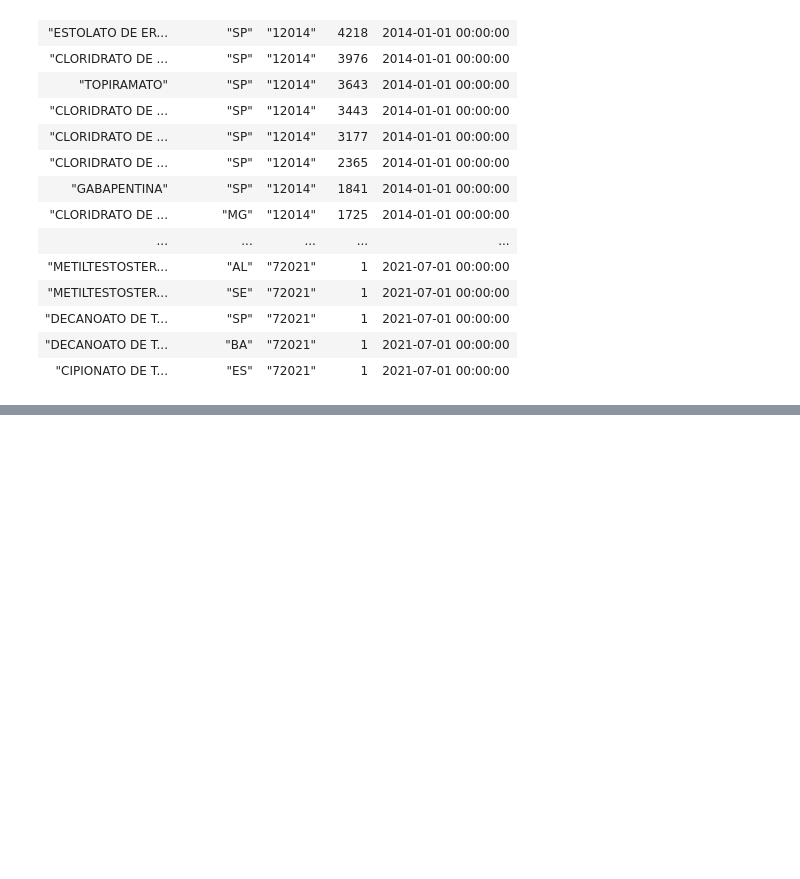
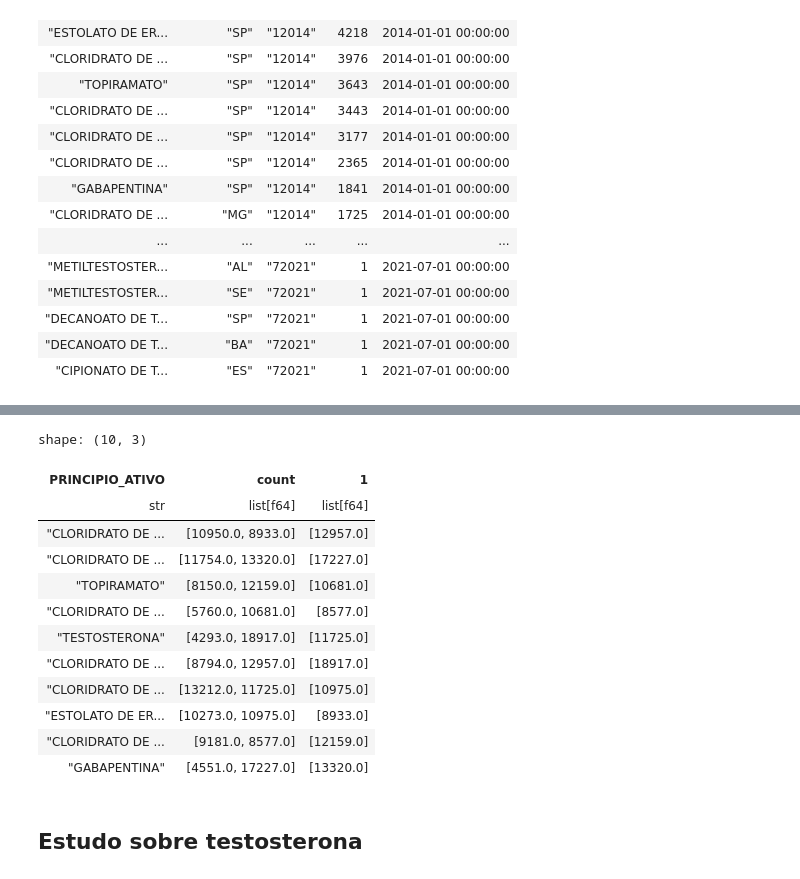
Before and after one commit to Tiago-Amarante/medicamentos-anvisa, a Jupyter notebook: db-preparation/db_substance analysis.ipynb, the cells around one changed output, grey strips where cells are left out. Cells and saved outputs as stored; diff of their text form; code cells hidden in the pictures; blank space fills up the shorter version.

```diff
--- a/db-preparation/db_substance analysis.ipynb
+++ b/db-preparation/db_substance analysis.ipynb
@@ -158,3 +367,22 @@ def googleLFDataPrep(lf):
+# %%
+df_teste = df_crescimento.with_columns(pl.Series(name='1', values=lista1))
+df_teste
+# %% [output]
+shape: (10, 3)
+| PRINCIPIO_ATIVO | count | 1 |
+| str | list[f64] | list[f64] |
+| "CLORIDRATO DE ... | [10950.0, 8933.0] | [12957.0] |
+| "CLORIDRATO DE ... | [11754.0, 13320.0] | [17227.0] |
+| "TOPIRAMATO" | [8150.0, 12159.0] | [10681.0] |
+| "CLORIDRATO DE ... | [5760.0, 10681.0] | [8577.0] |
+| "TESTOSTERONA" | [4293.0, 18917.0] | [11725.0] |
+| "CLORIDRATO DE ... | [8794.0, 12957.0] | [18917.0] |
+| "CLORIDRATO DE ... | [13212.0, 11725.0] | [10975.0] |
+| "ESTOLATO DE ER... | [10273.0, 10975.0] | [8933.0] |
+| "CLORIDRATO DE ... | [9181.0, 8577.0] | [12159.0] |
+| "GABAPENTINA" | [4551.0, 17227.0] | [13320.0] |
+# %% [markdown]
+## Estudo sobre testosterona
 # %%
 df_substances = TopSubstances(df,'1mo')
 df_substances = df_substances.to_pandas()
```
Also changed, not shown: parts of 12 cells of this notebook, 1 other file.
